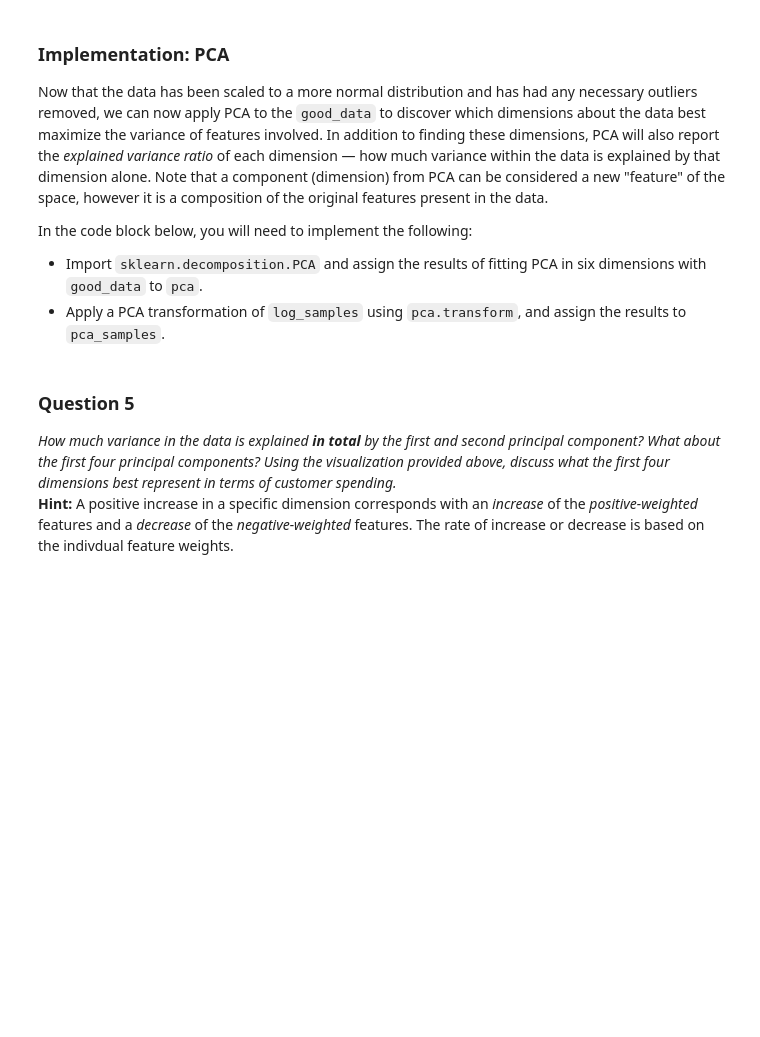
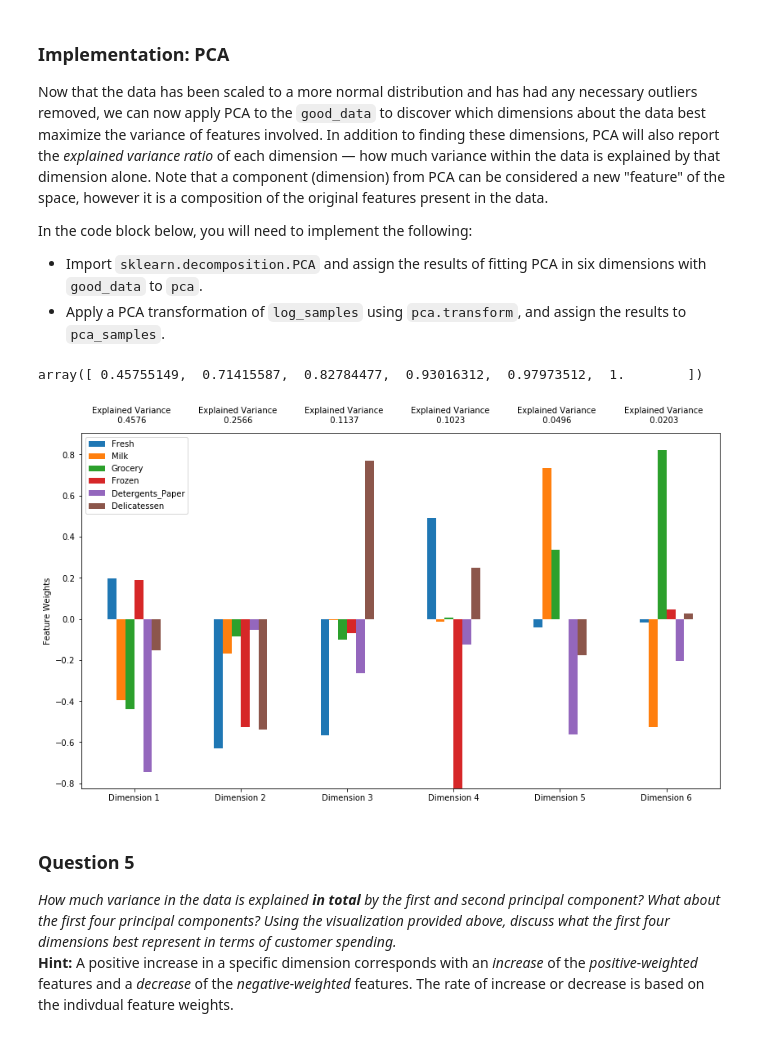
Before and after one commit to jovanimtzrico/machine-learning-1, a Jupyter notebook: projects/customer_segments/customer_segments.ipynb, the cells around one changed output. Drawn from its saved outputs; the diff is of its cells as text; code cells hidden in the pictures; blank space fills up the shorter version.

```diff
--- a/projects/customer_segments/customer_segments.ipynb
+++ b/projects/customer_segments/customer_segments.ipynb
@@ -220,7 +220,7 @@ for feature in log_data.keys():
     display(log_data[~((log_data[feature] >= Q1 - step) & (log_data[feature] <= Q3 + step))])
 
 # OPTIONAL: Select the indices for data points you wish to remove
-outliers  = [65, 66, 75, 128, 154]
+outliers  = [154, 66, 65, 75, 128, 95, 338, 86, 325, 161, 183]
 
 # Remove the outliers, if any were specified
 good_data = log_data.drop(log_data.index[outliers]).reset_index(drop = True)
@@ -319,14 +319,19 @@ In the code block below, you will need to implement the following:
  - Import `sklearn.decomposition.PCA` and assign the results of fitting PCA in six dimensions with `good_data` to `pca`.
  - Apply a PCA transformation of `log_samples` using `pca.transform`, and assign the results to `pca_samples`.
 # %%
+from sklearn.decomposition import PCA
 # TODO: Apply PCA by fitting the good data with the same number of dimensions as features
-pca = None
+pca = PCA(n_components=len(good_data.columns)).fit(good_data)
 
-# TODO: Transform log_samples using the PCA fit above
-pca_samples = None
+# TODO: Transform the sample log-data using the PCA fit above
+pca_samples = pca.transform(log_samples)
 
 # Generate PCA results plot
 pca_results = vs.pca_results(good_data, pca)
+np.cumsum(pca.explained_variance_ratio_)
+# %% [output]
+array([ 0.45755149,  0.71415587,  0.82784477,  0.93016312,  0.97973512,  1.        ])
+[figure, added]
 # %% [markdown]
 ### Question 5
 *How much variance in the data is explained* ***in total*** *by the first and second principal component? What about the first four principal components? Using the visualization provided above, discuss what the first four dimensions best represent in terms of customer spending.*
```
Also changed, not shown: parts of 30 cells of this notebook, 1 other file.
